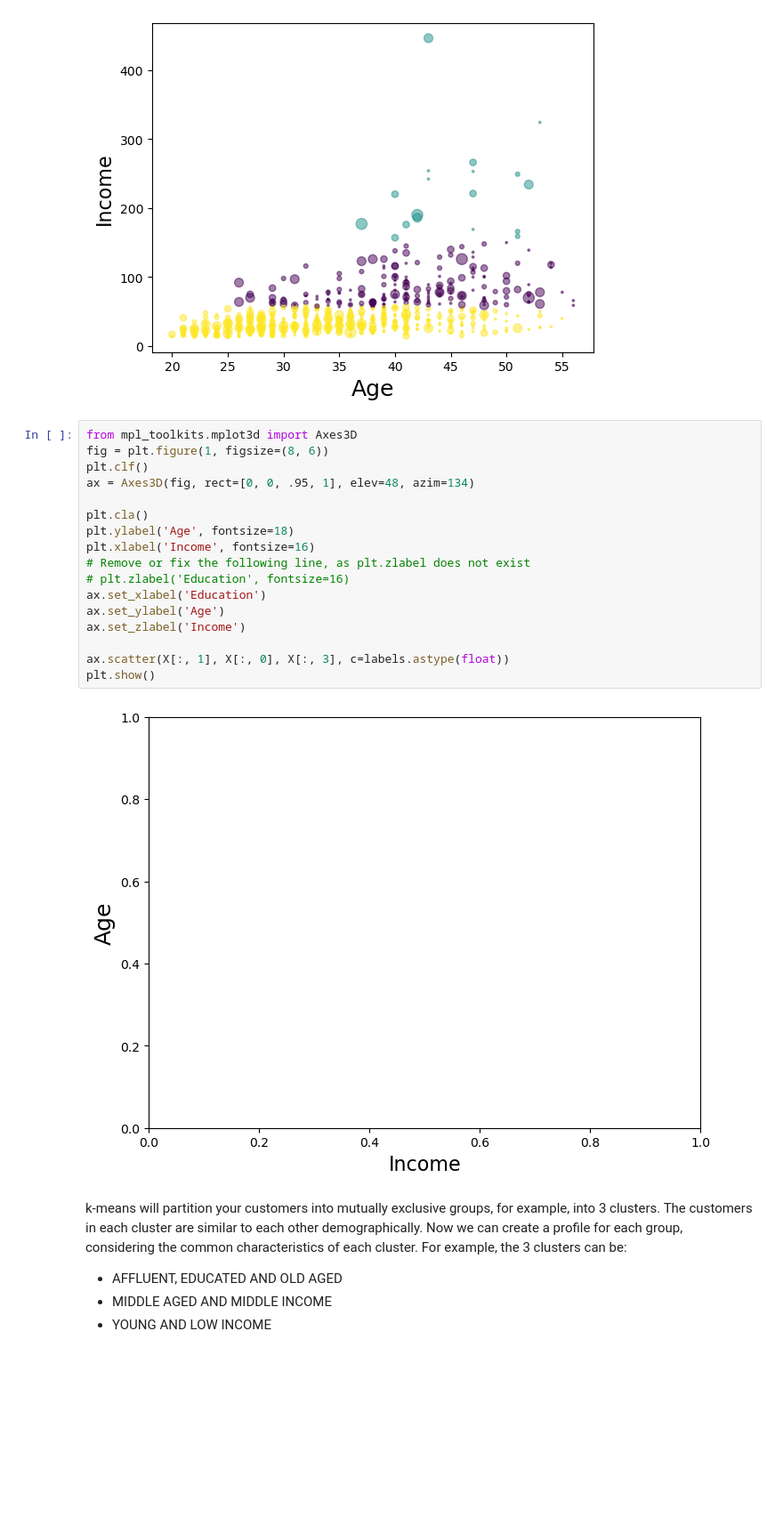
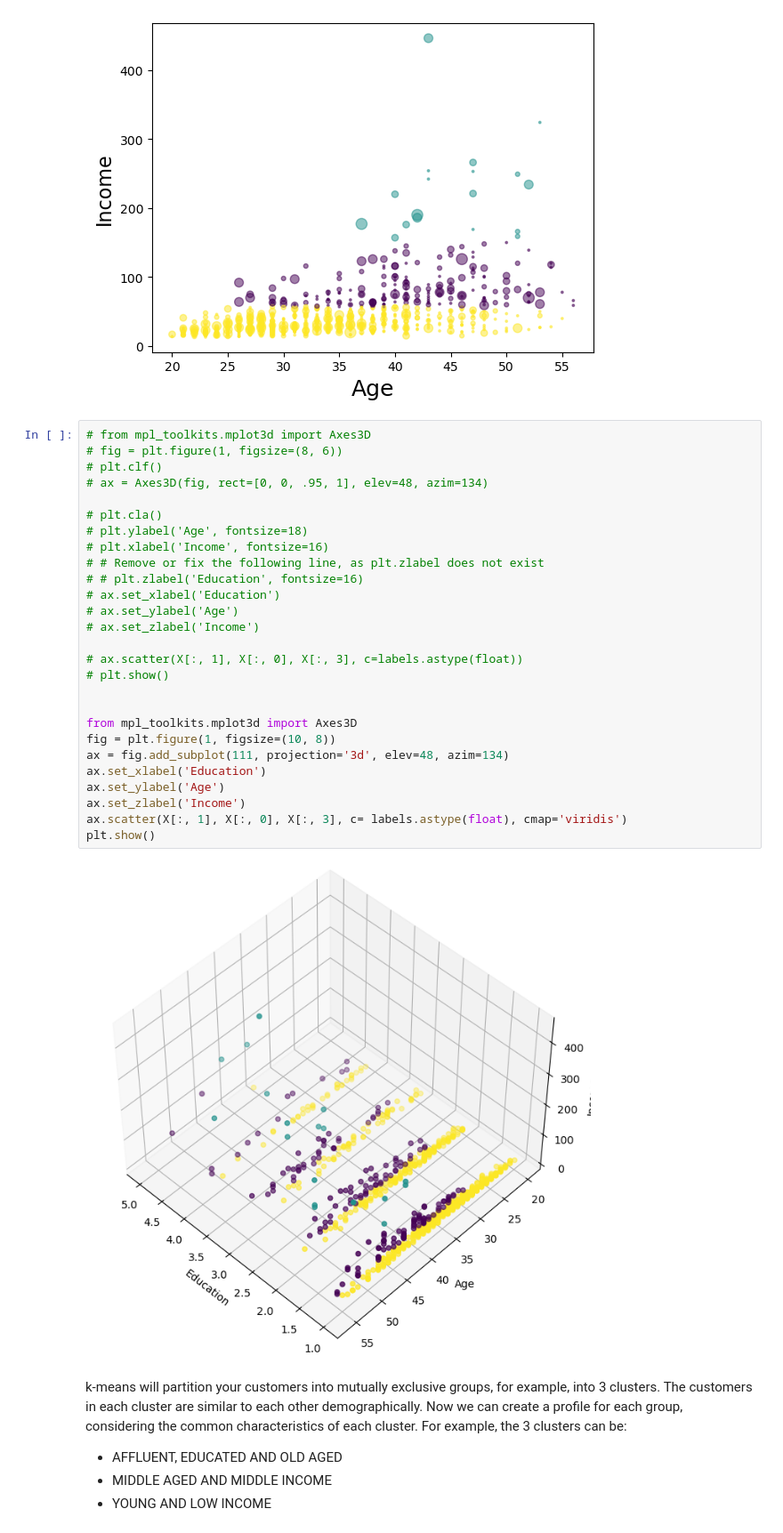
Before and after one commit to Julseb-Ironhack-AI/lab-k-means-clustering, a Jupyter notebook: lab-k-means-clustering.ipynb, the cells around one changed output. Shown at 89% size. Cells and saved outputs as stored; diff of their text form; blank space fills up the shorter version.

```diff
--- a/lab-k-means-clustering.ipynb
+++ b/lab-k-means-clustering.ipynb
@@ -392,24 +392,34 @@ plt.show()
 # %% [output]
 [figure]
 # %%
+# from mpl_toolkits.mplot3d import Axes3D
+# fig = plt.figure(1, figsize=(8, 6))
+# plt.clf()
+# ax = Axes3D(fig, rect=[0, 0, .95, 1], elev=48, azim=134)
+
+# plt.cla()
+# plt.ylabel('Age', fontsize=18)
+# plt.xlabel('Income', fontsize=16)
+# # Remove or fix the following line, as plt.zlabel does not exist
+# # plt.zlabel('Education', fontsize=16)
+# ax.set_xlabel('Education')
+# ax.set_ylabel('Age')
+# ax.set_zlabel('Income')
+
+# ax.scatter(X[:, 1], X[:, 0], X[:, 3], c=labels.astype(float))
+# plt.show()
+
+
 from mpl_toolkits.mplot3d import Axes3D
-fig = plt.figure(1, figsize=(8, 6))
-plt.clf()
-ax = Axes3D(fig, rect=[0, 0, .95, 1], elev=48, azim=134)
-
-plt.cla()
-plt.ylabel('Age', fontsize=18)
-plt.xlabel('Income', fontsize=16)
-# Remove or fix the following line, as plt.zlabel does not exist
-# plt.zlabel('Education', fontsize=16)
+fig = plt.figure(1, figsize=(10, 8))
+ax = fig.add_subplot(111, projection='3d', elev=48, azim=134)
 ax.set_xlabel('Education')
 ax.set_ylabel('Age')
 ax.set_zlabel('Income')
-
-ax.scatter(X[:, 1], X[:, 0], X[:, 3], c=labels.astype(float))
+ax.scatter(X[:, 1], X[:, 0], X[:, 3], c= labels.astype(float), cmap='viridis')
 plt.show()
 # %% [output]
-[figure, old version]
+[figure, new version]
 # %% [markdown]
 k-means will partition your customers into mutually exclusive groups, for example, into 3 clusters. The customers in each cluster are similar to each other demographically.
 Now we can create a profile for each group, considering the common characteristics of each cluster.
```
